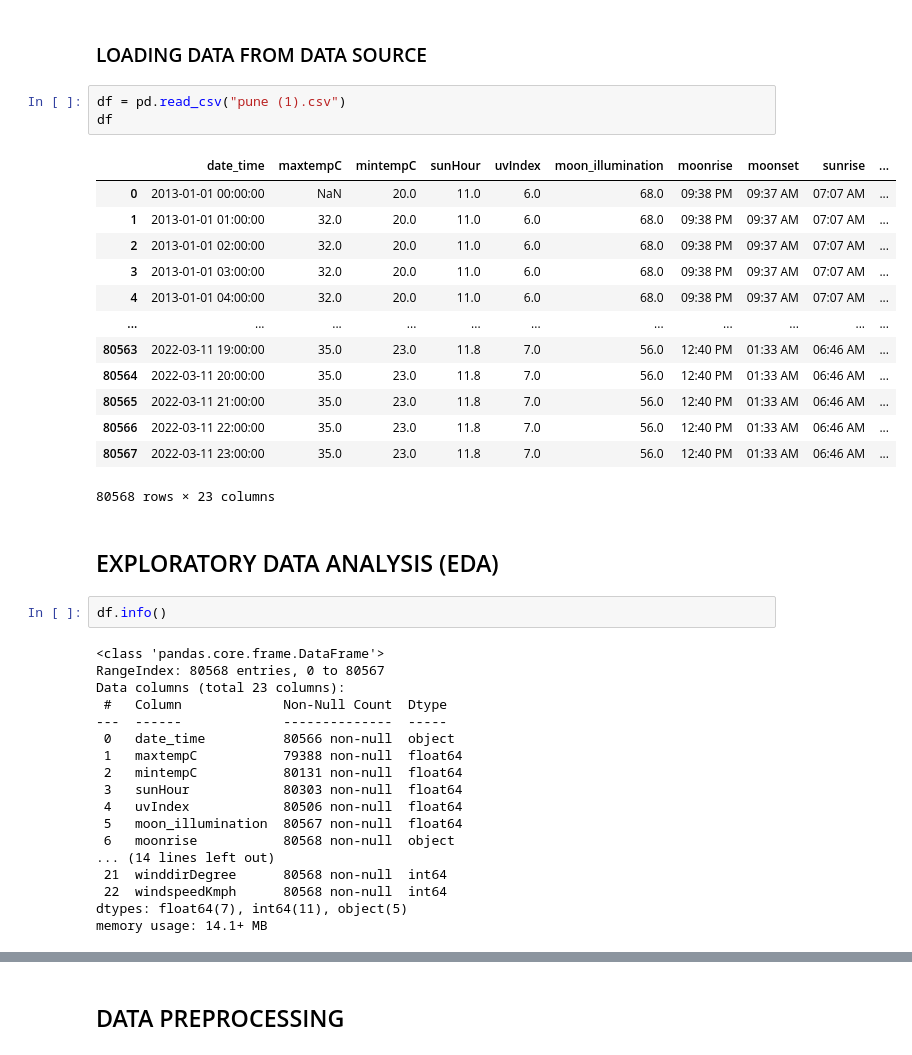
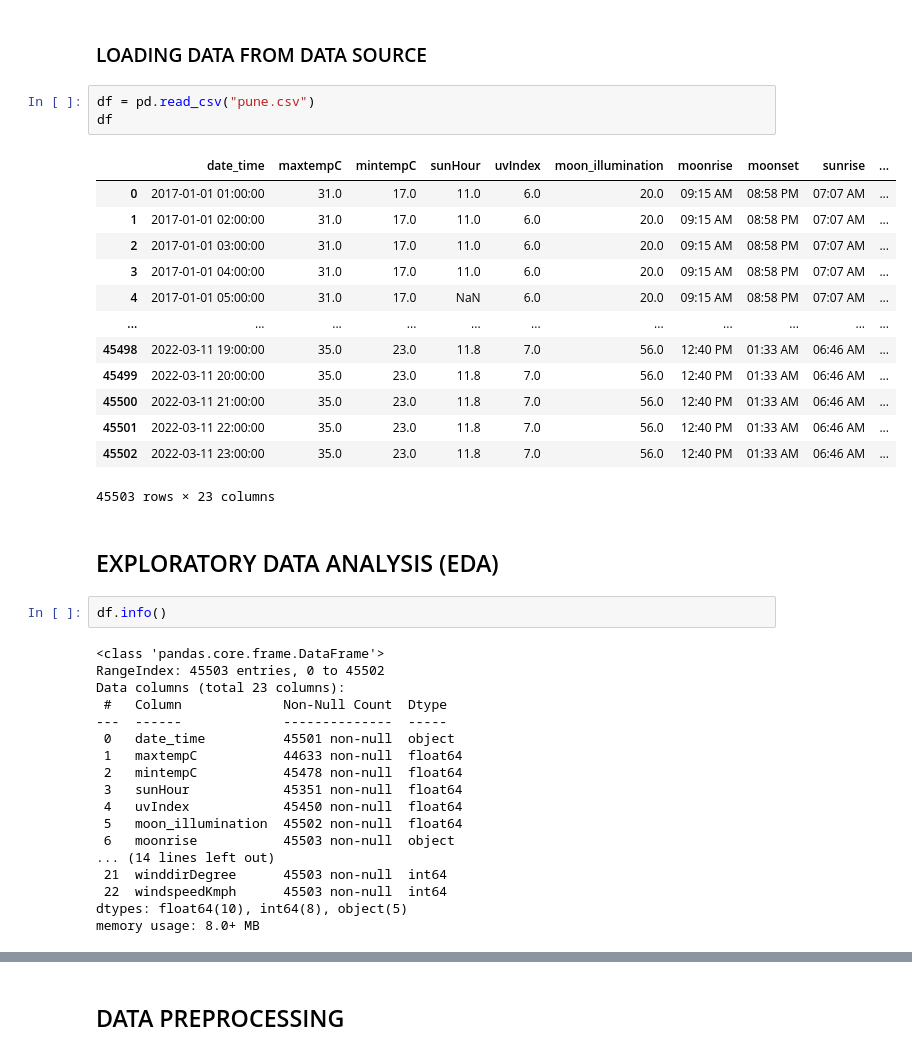
Before and after one commit to B2-80695/Project, a Jupyter notebook: Weather.ipynb, the cells around one changed output, grey strips where cells are left out. Drawn from its saved outputs; the diff is of its cells as text.

```diff
--- a/Weather.ipynb
+++ b/Weather.ipynb
@@ -10,44 +10,44 @@ import seaborn as sns
 # %% [markdown]
 ### LOADING DATA FROM DATA SOURCE
 # %%
-df = pd.read_csv("pune (1).csv")
+df = pd.read_csv("pune.csv")
 df
 # %% [output]
 |  | date_time | maxtempC | mintempC | sunHour | uvIndex | moon_illumination | moonrise | moonset | sunrise | ... |
-| 0 | 2013-01-01 00:00:00 | NaN | 20.0 | 11.0 | 6.0 | 68.0 | 09:38 PM | 09:37 AM | 07:07 AM | ... |
-| 1 | 2013-01-01 01:00:00 | 32.0 | 20.0 | 11.0 | 6.0 | 68.0 | 09:38 PM | 09:37 AM | 07:07 AM | ... |
-| 2 | 2013-01-01 02:00:00 | 32.0 | 20.0 | 11.0 | 6.0 | 68.0 | 09:38 PM | 09:37 AM | 07:07 AM | ... |
-| 3 | 2013-01-01 03:00:00 | 32.0 | 20.0 | 11.0 | 6.0 | 68.0 | 09:38 PM | 09:37 AM | 07:07 AM | ... |
-| 4 | 2013-01-01 04:00:00 | 32.0 | 20.0 | 11.0 | 6.0 | 68.0 | 09:38 PM | 09:37 AM | 07:07 AM | ... |
+| 0 | 2017-01-01 01:00:00 | 31.0 | 17.0 | 11.0 | 6.0 | 20.0 | 09:15 AM | 08:58 PM | 07:07 AM | ... |
+| 1 | 2017-01-01 02:00:00 | 31.0 | 17.0 | 11.0 | 6.0 | 20.0 | 09:15 AM | 08:58 PM | 07:07 AM | ... |
+| 2 | 2017-01-01 03:00:00 | 31.0 | 17.0 | 11.0 | 6.0 | 20.0 | 09:15 AM | 08:58 PM | 07:07 AM | ... |
+| 3 | 2017-01-01 04:00:00 | 31.0 | 17.0 | 11.0 | 6.0 | 20.0 | 09:15 AM | 08:58 PM | 07:07 AM | ... |
+| 4 | 2017-01-01 05:00:00 | 31.0 | 17.0 | NaN | 6.0 | 20.0 | 09:15 AM | 08:58 PM | 07:07 AM | ... |
 | ... | ... | ... | ... | ... | ... | ... | ... | ... | ... | ... |
-| 80563 | 2022-03-11 19:00:00 | 35.0 | 23.0 | 11.8 | 7.0 | 56.0 | 12:40 PM | 01:33 AM | 06:46 AM | ... |
-| 80564 | 2022-03-11 20:00:00 | 35.0 | 23.0 | 11.8 | 7.0 | 56.0 | 12:40 PM | 01:33 AM | 06:46 AM | ... |
-| 80565 | 2022-03-11 21:00:00 | 35.0 | 23.0 | 11.8 | 7.0 | 56.0 | 12:40 PM | 01:33 AM | 06:46 AM | ... |
-| 80566 | 2022-03-11 22:00:00 | 35.0 | 23.0 | 11.8 | 7.0 | 56.0 | 12:40 PM | 01:33 AM | 06:46 AM | ... |
-| 80567 | 2022-03-11 23:00:00 | 35.0 | 23.0 | 11.8 | 7.0 | 56.0 | 12:40 PM | 01:33 AM | 06:46 AM | ... |
+| 45498 | 2022-03-11 19:00:00 | 35.0 | 23.0 | 11.8 | 7.0 | 56.0 | 12:40 PM | 01:33 AM | 06:46 AM | ... |
+| 45499 | 2022-03-11 20:00:00 | 35.0 | 23.0 | 11.8 | 7.0 | 56.0 | 12:40 PM | 01:33 AM | 06:46 AM | ... |
+| 45500 | 2022-03-11 21:00:00 | 35.0 | 23.0 | 11.8 | 7.0 | 56.0 | 12:40 PM | 01:33 AM | 06:46 AM | ... |
+| 45501 | 2022-03-11 22:00:00 | 35.0 | 23.0 | 11.8 | 7.0 | 56.0 | 12:40 PM | 01:33 AM | 06:46 AM | ... |
+| 45502 | 2022-03-11 23:00:00 | 35.0 | 23.0 | 11.8 | 7.0 | 56.0 | 12:40 PM | 01:33 AM | 06:46 AM | ... |
-80568 rows × 23 columns
+45503 rows × 23 columns
 # %% [markdown]
 ## EXPLORATORY DATA ANALYSIS (EDA)
 # %%
 df.info()
 # %% [output]
 <class 'pandas.core.frame.DataFrame'>
-RangeIndex: 80568 entries, 0 to 80567
+RangeIndex: 45503 entries, 0 to 45502
 Data columns (total 23 columns):
  #   Column             Non-Null Count  Dtype
 ---  ------             --------------  -----
- 0   date_time          80566 non-null  object
- 1   maxtempC           79388 non-null  float64
- 2   mintempC           80131 non-null  float64
- 3   sunHour            80303 non-null  float64
- 4   uvIndex            80506 non-null  float64
- 5   moon_illumination  80567 non-null  float64
- 6   moonrise           80568 non-null  object
+ 0   date_time          45501 non-null  object
+ 1   maxtempC           44633 non-null  float64
+ 2   mintempC           45478 non-null  float64
+ 3   sunHour            45351 non-null  float64
+ 4   uvIndex            45450 non-null  float64
+ 5   moon_illumination  45502 non-null  float64
+ 6   moonrise           45503 non-null  object
 ... (14 lines left out)
- 21  winddirDegree      80568 non-null  int64
- 22  windspeedKmph      80568 non-null  int64
-dtypes: float64(7), int64(11), object(5)
-memory usage: 14.1+ MB
+ 21  winddirDegree      45503 non-null  int64
+ 22  windspeedKmph      45503 non-null  int64
+dtypes: float64(10), int64(8), object(5)
+memory usage: 8.0+ MB
 # %%
 df.describe()
 # %% [output]
```
Also changed, not shown: parts of 21 cells of this notebook, 14 other files.
